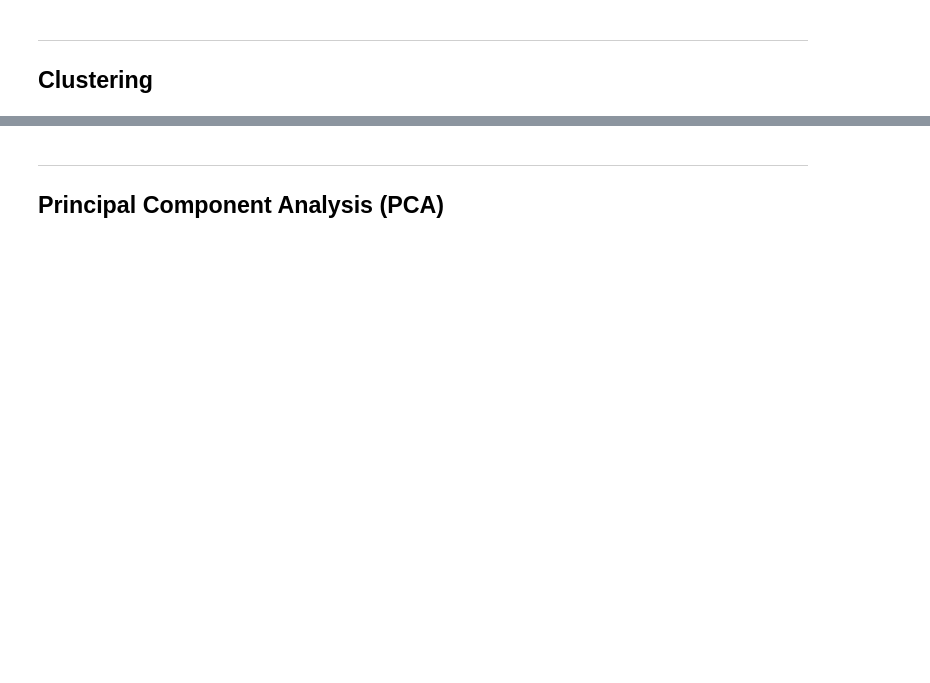
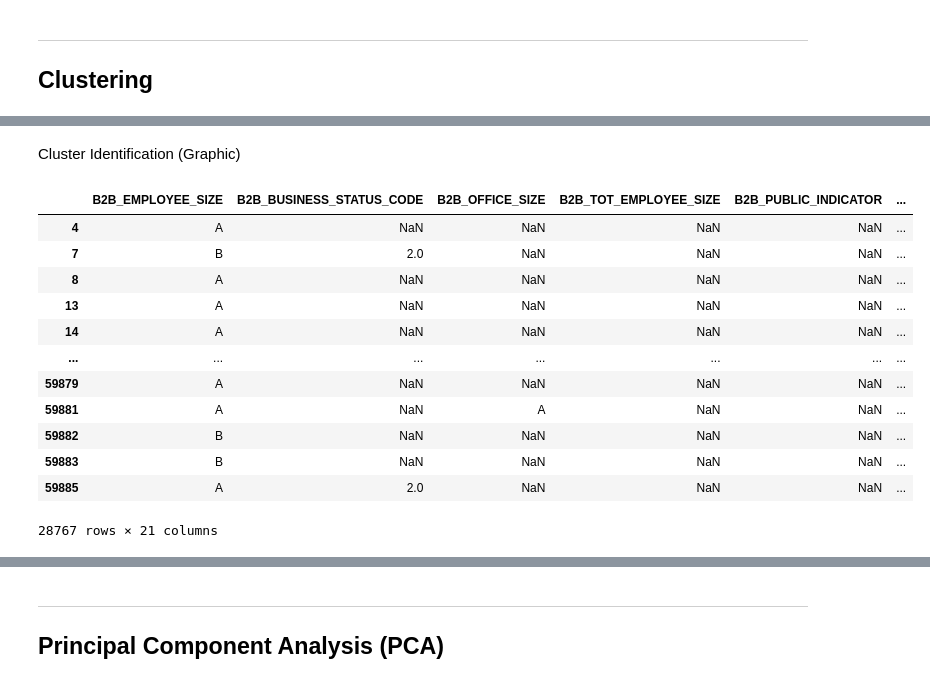
Before and after one commit to ritou344/Data-Project, a Jupyter notebook: TEST_Unsupervised Modelling.ipynb, the cells around one changed output, grey strips where cells are left out. Cells and saved outputs as stored; diff of their text form; code cells hidden in the pictures; blank space fills up the shorter version.

```diff
--- a/TEST_Unsupervised Modelling.ipynb
+++ b/TEST_Unsupervised Modelling.ipynb
@@ -69,0 +253,22 @@ df_firmographic.head(15)
+# %% [markdown]
+Cluster Identification (Graphic)
+# %%
+cluster_0 = combinedDf[combinedDf['cluster_predicted'] == 0]
+cluster_1 = combinedDf[combinedDf['cluster_predicted'] == 1]
+cluster_2 = combinedDf[combinedDf['cluster_predicted'] == 2]
+# %%
+cluster_0
+# %% [output]
+|  | B2B_EMPLOYEE_SIZE | B2B_BUSINESS_STATUS_CODE | B2B_OFFICE_SIZE | B2B_TOT_EMPLOYEE_SIZE | B2B_PUBLIC_INDICATOR | ... |
+| 4 | A | NaN | NaN | NaN | NaN | ... |
+| 7 | B | 2.0 | NaN | NaN | NaN | ... |
+| 8 | A | NaN | NaN | NaN | NaN | ... |
+| 13 | A | NaN | NaN | NaN | NaN | ... |
+| 14 | A | NaN | NaN | NaN | NaN | ... |
+| ... | ... | ... | ... | ... | ... | ... |
+| 59879 | A | NaN | NaN | NaN | NaN | ... |
+| 59881 | A | NaN | A | NaN | NaN | ... |
+| 59882 | B | NaN | NaN | NaN | NaN | ... |
+| 59883 | B | NaN | NaN | NaN | NaN | ... |
+| 59885 | A | 2.0 | NaN | NaN | NaN | ... |
+28767 rows × 21 columns
```
Also changed, not shown: parts of 28 cells of this notebook, 3 other files.
